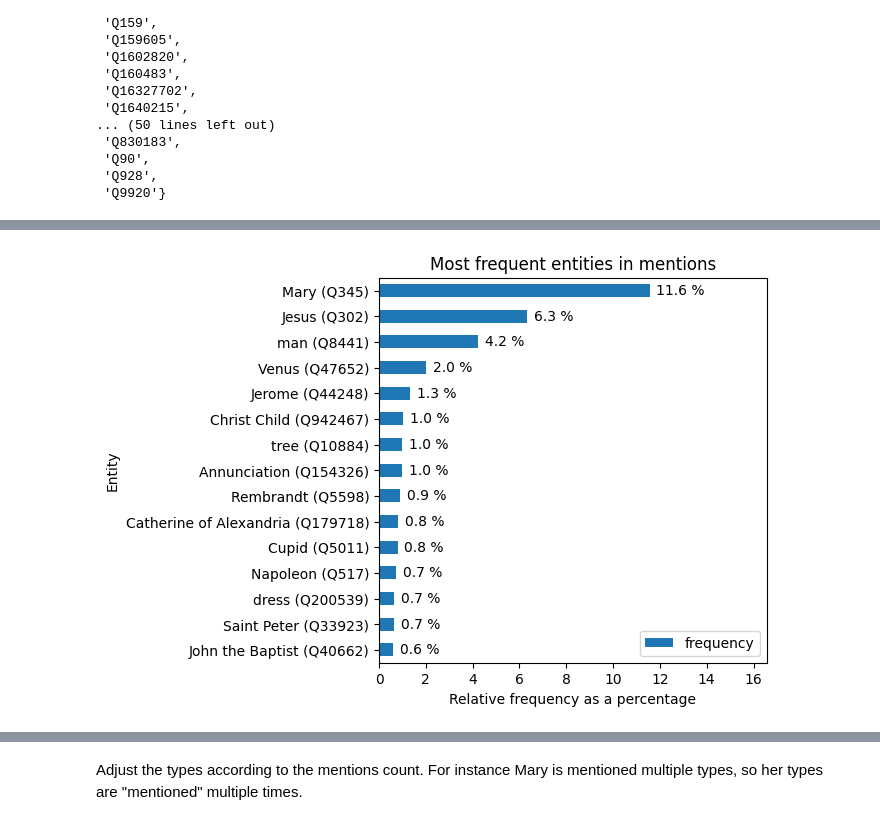
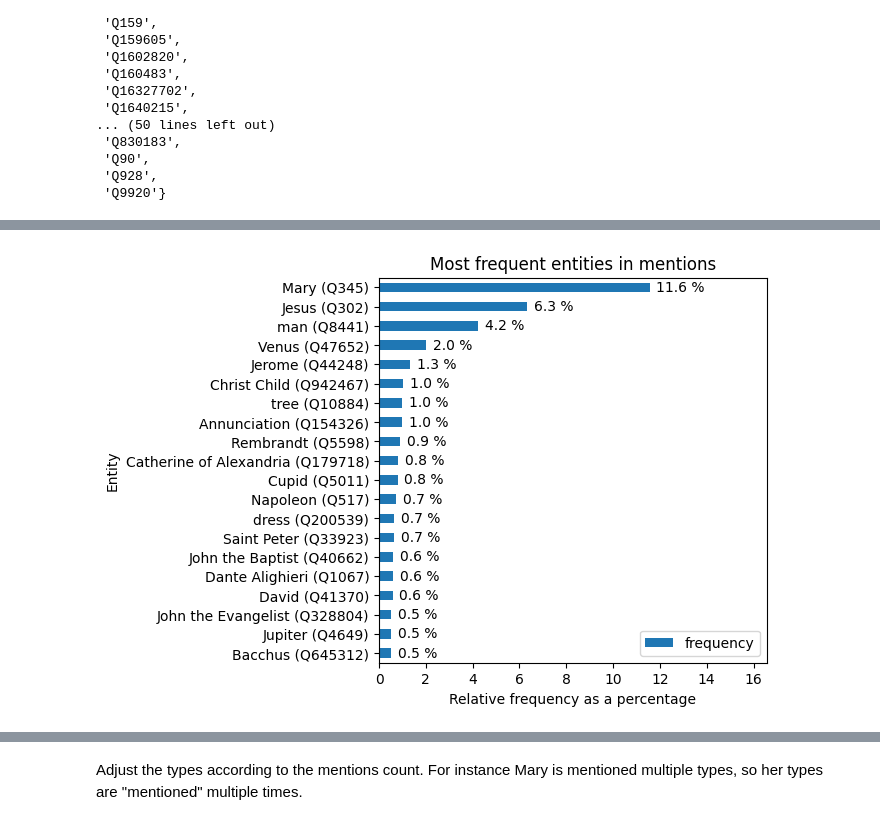
Before and after one commit to HPI-Information-Systems/MELArt, a Jupyter notebook: statistics_subjects.ipynb, the cells around one changed output, grey strips where cells are left out. Cells and saved outputs as stored; diff of their text form; code cells hidden in the pictures.

```diff
--- a/statistics_subjects.ipynb
+++ b/statistics_subjects.ipynb
@@ -233,15 +284,16 @@ ax.bar_label(ax.containers[1], fmt='%.1f %%', padding=5, color='darkorange', fon
 # %%
 df_mention_counts=pd.DataFrame(mention_counts.items(), columns=['qid','count'])
 mentions_labels=sq.sparql_all_lables(list(mentions_qids))
 df_mention_counts['label']=df_mention_counts['qid'].map(lambda x: f"{mentions_labels[x][0]} ({x})")
 df_mention_counts["frequency"]=df_mention_counts['count']*100/total_mentions
 df_mention_counts.sort_values(by='count', ascending=False, inplace=True)
-ax=df_mention_counts.head(15).plot(kind='barh', x='label', y='frequency', title='Most frequent entities in mentions', figsize=(5,5), xlabel='Relative frequency as a percentage', ylabel='Entity', xlim=(0,max(df_mention_counts.head(15)['frequency'])+5))
+k=20
+ax=df_mention_counts.head(k).plot(kind='barh', x='label', y='frequency', title='Most frequent entities in mentions', figsize=(5,5), xlabel='Relative frequency as a percentage', ylabel='Entity', xlim=(0,max(df_mention_counts.head(k)['frequency'])+5))
 ax.invert_yaxis()
 ax.bar_label(ax.containers[0], fmt='%.1f %%', padding=5)
 plt.savefig("figures/top_entities_mentions.pdf", format="pdf", bbox_inches='tight')
 # %% [output]
-[figure, old version]
+[figure, new version]
 # %%
 df_mention_counts["cum_frequency"]=df_mention_counts['frequency'].cumsum()
 df_mention_counts["rank"]=range(1,len(df_mention_counts)+1)
```
Also changed, not shown: parts of 11 cells of this notebook.
